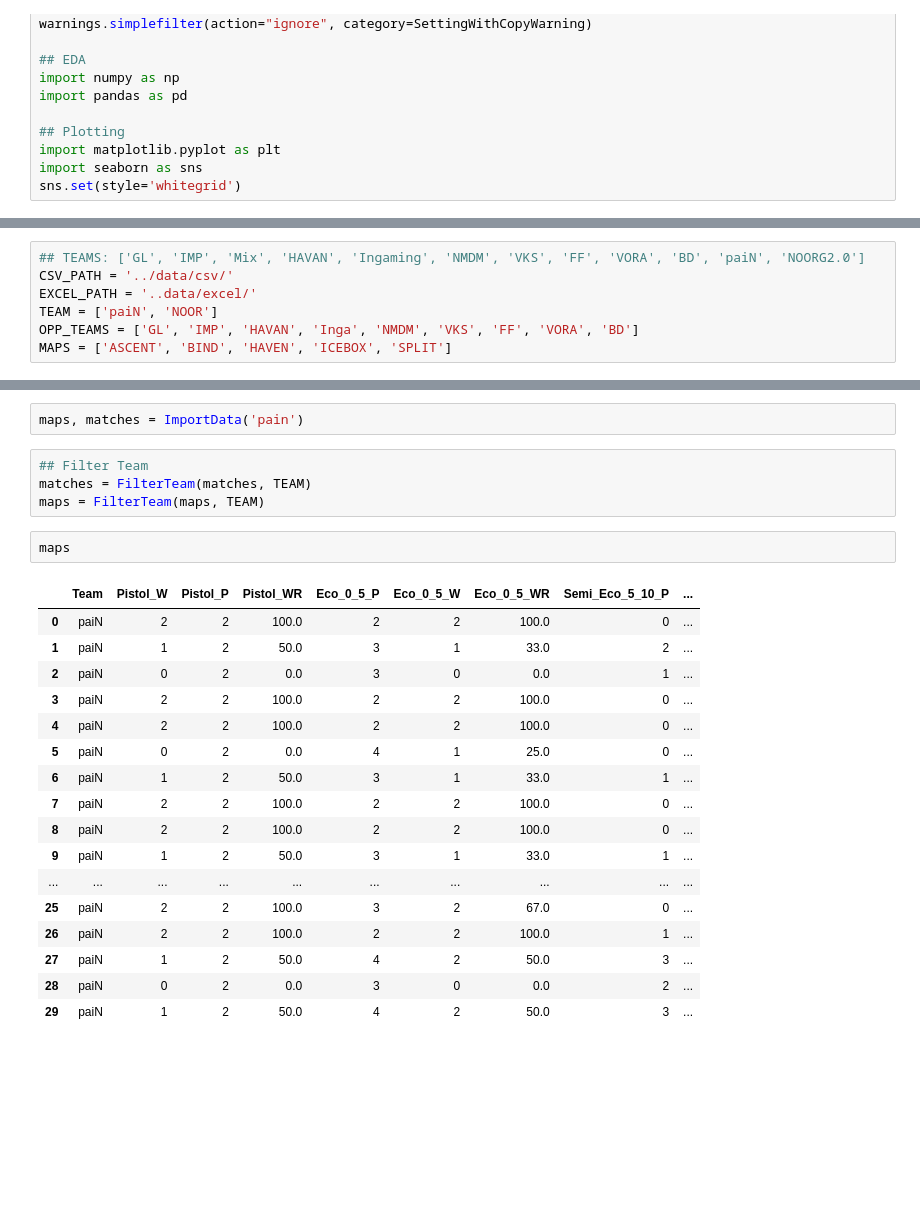
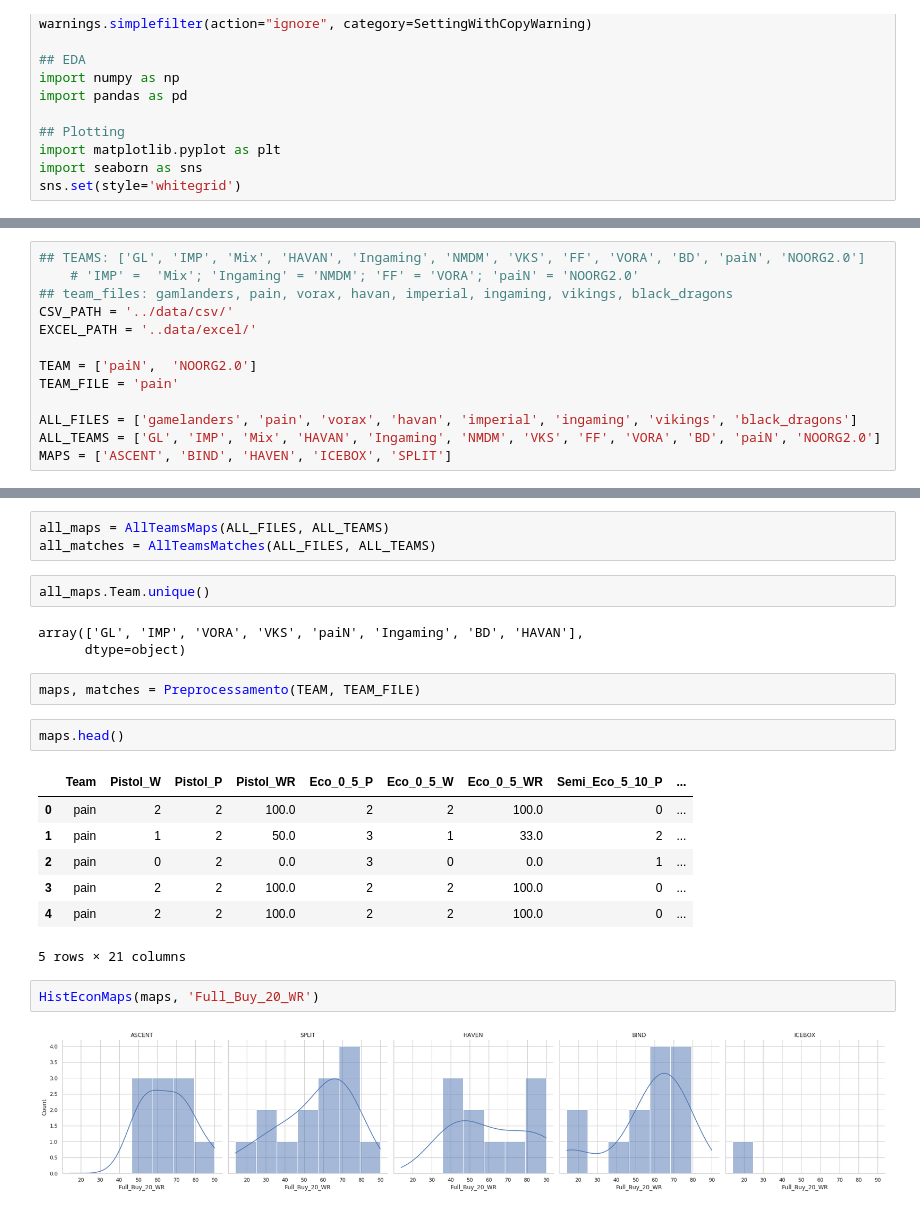
Before and after one commit to GabrielPerson/vlrgg-analytics, a Jupyter notebook: notebooks/EDA_ECONOMY.ipynb, the cells around one changed output, grey strips where cells are left out. Cells and saved outputs as stored; diff of their text form; blank space fills up the shorter version.

Commit message:
add match ID to scrap + update EDA notebooks

```diff
--- a/notebooks/EDA_ECONOMY.ipynb
+++ b/notebooks/EDA_ECONOMY.ipynb
@@ -18,7 +87,13 @@ sns.set(style='whitegrid')
 # %%
 ## TEAMS: ['GL', 'IMP', 'Mix', 'HAVAN', 'Ingaming', 'NMDM', 'VKS', 'FF', 'VORA', 'BD', 'paiN', 'NOORG2.0']
+    # 'IMP' =  'Mix'; 'Ingaming' = 'NMDM'; 'FF' = 'VORA'; 'paiN' = 'NOORG2.0'
+## team_files: gamlanders, pain, vorax, havan, imperial, ingaming, vikings, black_dragons
 CSV_PATH = '../data/csv/'
 EXCEL_PATH = '..data/excel/'
-TEAM = ['paiN', 'NOOR']
-OPP_TEAMS = ['GL', 'IMP', 'HAVAN', 'Inga', 'NMDM', 'VKS', 'FF', 'VORA', 'BD']
+
+TEAM = ['paiN',  'NOORG2.0']
+TEAM_FILE = 'pain'
+
+ALL_FILES = ['gamelanders', 'pain', 'vorax', 'havan', 'imperial', 'ingaming', 'vikings', 'black_dragons']
+ALL_TEAMS = ['GL', 'IMP', 'Mix', 'HAVAN', 'Ingaming', 'NMDM', 'VKS', 'FF', 'VORA', 'BD', 'paiN', 'NOORG2.0']
 MAPS = ['ASCENT', 'BIND', 'HAVEN', 'ICEBOX', 'SPLIT']
@@ -45,26 +100,24 @@ def FilterMap(df, maps):
-# %%
-maps, matches = ImportData('pain')
-# %%
-## Filter Team
-matches = FilterTeam(matches, TEAM)
-maps = FilterTeam(maps, TEAM)
+# %%
+all_maps = AllTeamsMaps(ALL_FILES, ALL_TEAMS)
+all_matches = AllTeamsMatches(ALL_FILES, ALL_TEAMS)
+# %%
+all_maps.Team.unique()
+# %% [output]
+array(['GL', 'IMP', 'VORA', 'VKS', 'paiN', 'Ingaming', 'BD', 'HAVAN'],
+      dtype=object)
+# %%
+maps, matches = Preprocessamento(TEAM, TEAM_FILE)
 # %%
-maps
+maps.head()
 # %% [output]
 |  | Team | Pistol_W | Pistol_P | Pistol_WR | Eco_0_5_P | Eco_0_5_W | Eco_0_5_WR | Semi_Eco_5_10_P | ... |
-| 0 | paiN | 2 | 2 | 100.0 | 2 | 2 | 100.0 | 0 | ... |
-| 1 | paiN | 1 | 2 | 50.0 | 3 | 1 | 33.0 | 2 | ... |
-| 2 | paiN | 0 | 2 | 0.0 | 3 | 0 | 0.0 | 1 | ... |
-| 3 | paiN | 2 | 2 | 100.0 | 2 | 2 | 100.0 | 0 | ... |
-| 4 | paiN | 2 | 2 | 100.0 | 2 | 2 | 100.0 | 0 | ... |
-| 5 | paiN | 0 | 2 | 0.0 | 4 | 1 | 25.0 | 0 | ... |
-| 6 | paiN | 1 | 2 | 50.0 | 3 | 1 | 33.0 | 1 | ... |
-| 7 | paiN | 2 | 2 | 100.0 | 2 | 2 | 100.0 | 0 | ... |
-| 8 | paiN | 2 | 2 | 100.0 | 2 | 2 | 100.0 | 0 | ... |
-| 9 | paiN | 1 | 2 | 50.0 | 3 | 1 | 33.0 | 1 | ... |
-| ... | ... | ... | ... | ... | ... | ... | ... | ... | ... |
-| 25 | paiN | 2 | 2 | 100.0 | 3 | 2 | 67.0 | 0 | ... |
-| 26 | paiN | 2 | 2 | 100.0 | 2 | 2 | 100.0 | 1 | ... |
-| 27 | paiN | 1 | 2 | 50.0 | 4 | 2 | 50.0 | 3 | ... |
-| 28 | paiN | 0 | 2 | 0.0 | 3 | 0 | 0.0 | 2 | ... |
-| 29 | paiN | 1 | 2 | 50.0 | 4 | 2 | 50.0 | 3 | ... |
+| 0 | pain | 2 | 2 | 100.0 | 2 | 2 | 100.0 | 0 | ... |
+| 1 | pain | 1 | 2 | 50.0 | 3 | 1 | 33.0 | 2 | ... |
+| 2 | pain | 0 | 2 | 0.0 | 3 | 0 | 0.0 | 1 | ... |
+| 3 | pain | 2 | 2 | 100.0 | 2 | 2 | 100.0 | 0 | ... |
+| 4 | pain | 2 | 2 | 100.0 | 2 | 2 | 100.0 | 0 | ... |
+5 rows × 21 columns
+# %%
+HistEconMaps(maps, 'Full_Buy_20_WR')
+# %% [output]
+[figure, added]
```
Also changed, not shown: parts of 4 cells of this notebook, 6 other files.
